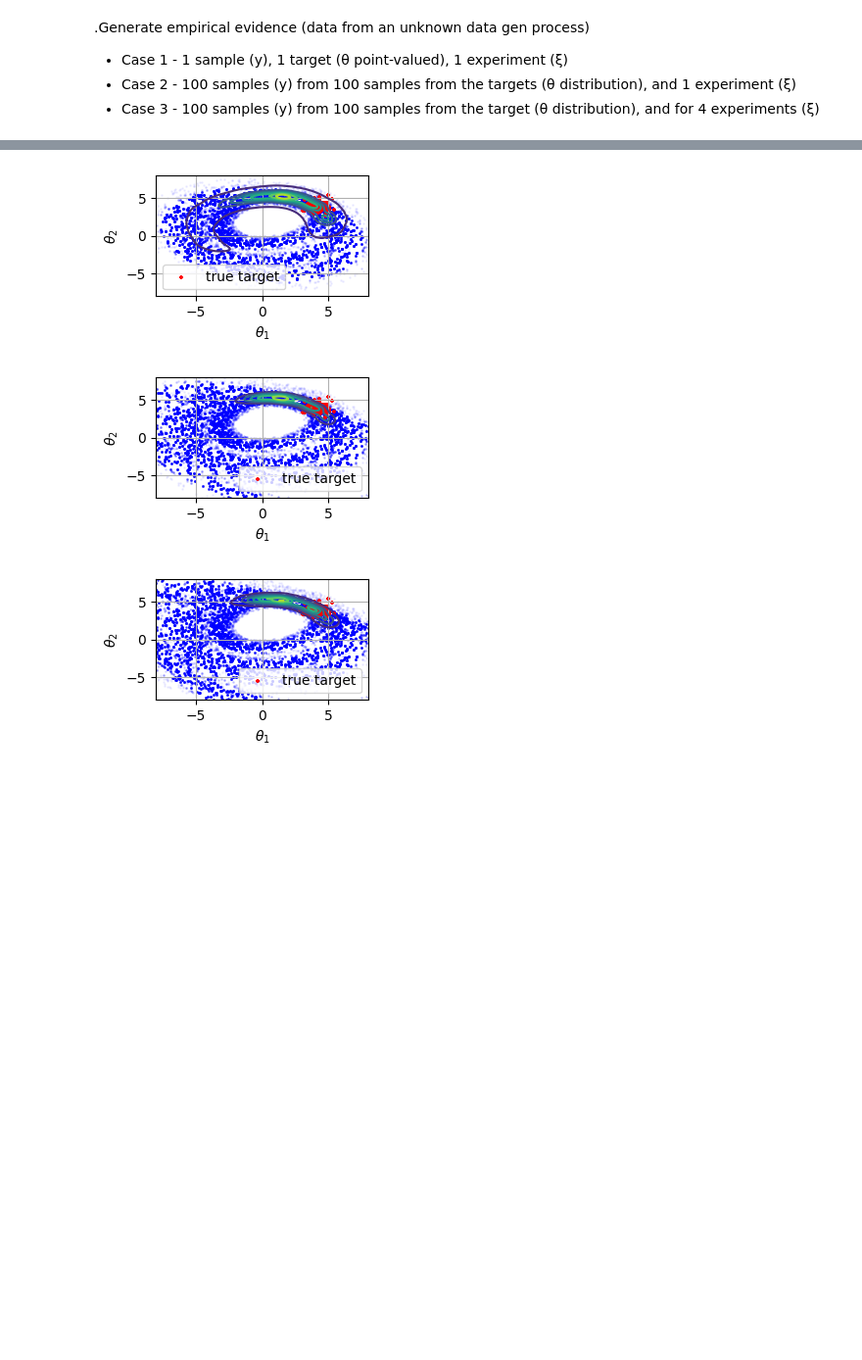
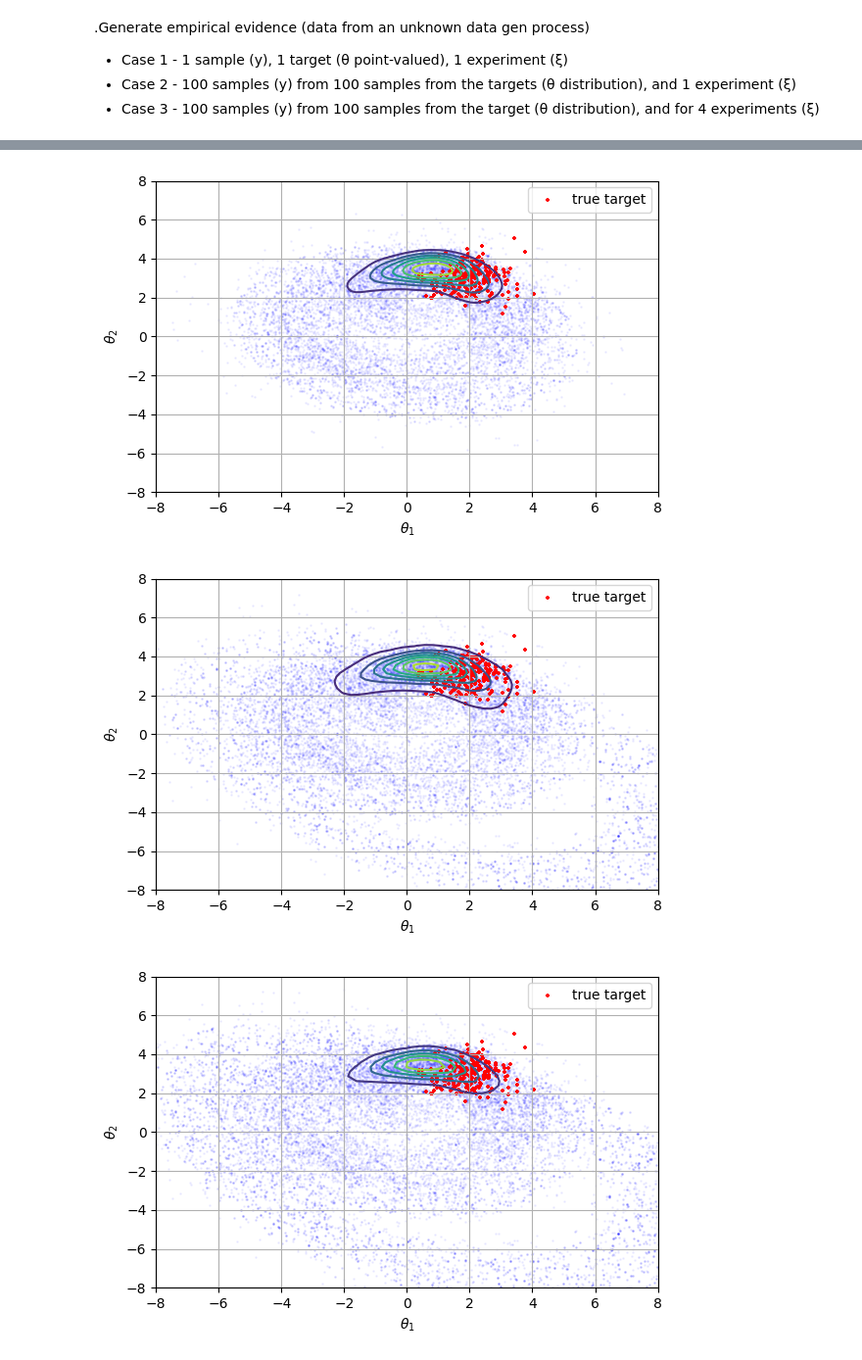
Before and after one commit to Roberock/KNNcalibrator, a Jupyter notebook: examples/knn_examples1_QuadraticFun_adaptive.ipynb, the cells around one changed output, grey strips where cells are left out. Shown at 98% size. Cells and saved outputs as stored; diff of their text form; code cells hidden in the pictures; blank space fills up the shorter version.

```diff
--- a/examples/knn_examples1_QuadraticFun_adaptive.ipynb
+++ b/examples/knn_examples1_QuadraticFun_adaptive.ipynb
@@ -40,8 +44,8 @@ def sample_prior(n):  # Prior sampler
 * Case 3 - 100 samples (y) from 100 samples from the target (θ distribution), and for 4 experiments (ξ)
 # %%
 observations_c1 , theta_true_c1= data_generation_mechanism(case = 1)
-observations_c2 , theta_true_c2= data_generation_mechanism(case = 2)
-observations_c3 , theta_true_c3= data_generation_mechanism(case = 3)
+observations_c2 , theta_true_c2= data_generation_mechanism(case = 2, N_emp =200)
+observations_c3 , theta_true_c3= data_generation_mechanism(case = 3, N_emp =200)
 # %% [output]
 using default paraboloid model
 using default uniform sampler for prior
@@ -53,8 +57,8 @@ using default paraboloid model
 using default uniform sampler for prior
 CASE 3: number of designs=6, samples_per_design=200
 # %%
-n_s = 5_000
-k=100
+n_s = 10_000
+k=20
 max_iter=10
 y_emp, xi = observations_c1[0]
 cal = AdaptiveKNNCalibrator(simulator=lambda x: simulator(x, xi),
@@ -346,7 +340,7 @@ plt.show()
 # %%
 weight_gauss_list = [0.5, 0.6, 0.7, 0.8, 0.9, 0.99, 0.999 ]
 for idx, WG in zip(range(1,len(posterior_list)), weight_gauss_list):
-    fig, ax = plt.subplots(1, 1, figsize=(3, 2))
+    fig, ax = plt.subplots(1, 1, figsize=(6, 4))
     cf = plot_mixed_density(
         ax,
         posterior_list[:idx],
@@ -367,6 +361,6 @@ for idx, WG in zip(range(1,len(posterior_list)), weight_gauss_list):
-[figure, old version]
+[figure, new version]
-[figure, old version]
+[figure, new version]
-[figure, old version]
+[figure, new version]
 # %%
 
 def plot_mixed_density(ax, theta_sets, theta_true=None, title="", weight_gauss=0.9, bandwidth=None, ridge=1e-3,
```
Also changed, not shown: parts of 15 cells of this notebook, 7 other files.
